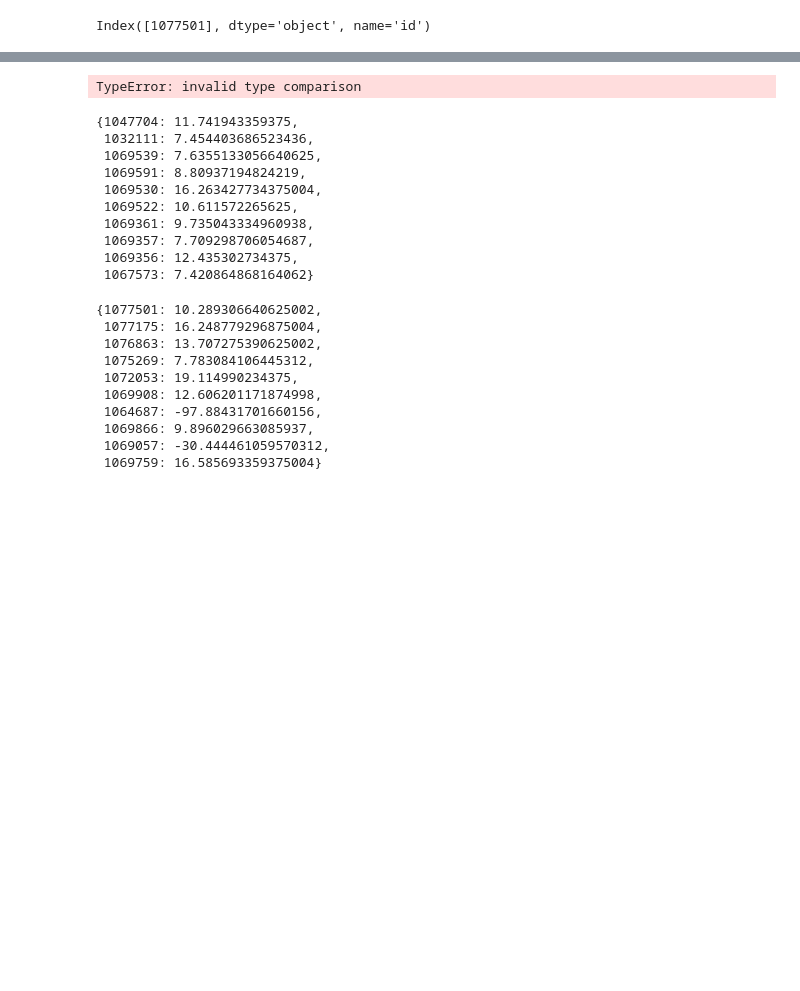
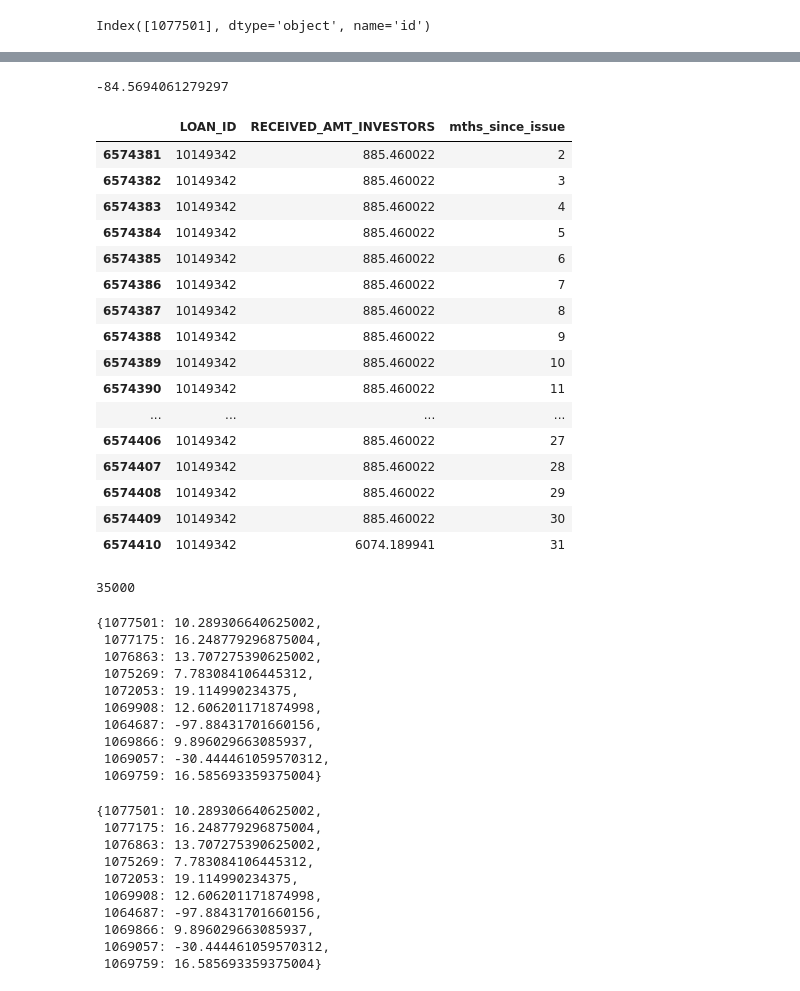
Before and after one commit to Booleans/consumer-loan-investment-strategy-simulator, a Jupyter notebook: portfolio-simulation.ipynb, the cells around one changed output, grey strips where cells are left out. Drawn from its saved outputs; the diff is of its cells as text; code cells hidden in the pictures; blank space fills up the shorter version.

```diff
--- a/portfolio-simulation.ipynb
+++ b/portfolio-simulation.ipynb
@@ -150,21 +138,45 @@ problem_index = 29043
+# %%
+get_roi_for_loan_id('90395')
+# %% [output]
+-84.5694061279297
+# %%
+payments[payments['LOAN_ID'] == 10149342]
+# %% [output]
+|  | LOAN_ID | RECEIVED_AMT_INVESTORS | mths_since_issue |
+| 6574381 | 10149342 | 885.460022 | 2 |
+| 6574382 | 10149342 | 885.460022 | 3 |
+| 6574383 | 10149342 | 885.460022 | 4 |
+| 6574384 | 10149342 | 885.460022 | 5 |
+| 6574385 | 10149342 | 885.460022 | 6 |
+| 6574386 | 10149342 | 885.460022 | 7 |
+| 6574387 | 10149342 | 885.460022 | 8 |
+| 6574388 | 10149342 | 885.460022 | 9 |
+| 6574389 | 10149342 | 885.460022 | 10 |
+| 6574390 | 10149342 | 885.460022 | 11 |
+| ... | ... | ... | ... |
+| 6574406 | 10149342 | 885.460022 | 27 |
+| 6574407 | 10149342 | 885.460022 | 28 |
+| 6574408 | 10149342 | 885.460022 | 29 |
+| 6574409 | 10149342 | 885.460022 | 30 |
+| 6574410 | 10149342 | 6074.189941 | 31 |
 # %%
-results = pool.map(get_roi_for_loan_id, loans[29000:29045].index)
+results = pool.map(get_roi_for_loan_id, loans[:35000].index)
 len(results)
 # %% [output]
-TypeError: invalid type comparison
+35000
 # %%
-get_rois_for_loans(loans[20:30].index)
+get_rois_for_loans(loans[:10].index)
 # %% [output]
-{1047704: 11.741943359375,
- 1032111: 7.454403686523436,
- 1069539: 7.6355133056640625,
- 1069591: 8.80937194824219,
- 1069530: 16.263427734375004,
- 1069522: 10.611572265625,
- 1069361: 9.735043334960938,
- 1069357: 7.709298706054687,
- 1069356: 12.435302734375,
- 1067573: 7.420864868164062}
+{1077501: 10.289306640625002,
+ 1077175: 16.248779296875004,
+ 1076863: 13.707275390625002,
+ 1075269: 7.783084106445312,
+ 1072053: 19.114990234375,
+ 1069908: 12.606201171874998,
+ 1064687: -97.88431701660156,
+ 1069866: 9.896029663085937,
+ 1069057: -30.444461059570312,
+ 1069759: 16.585693359375004}
 # %%
 dict(zip(loans[:10].index, results))
 # %% [output]
```
Also changed, not shown: parts of 12 cells of this notebook, 2 other files.
